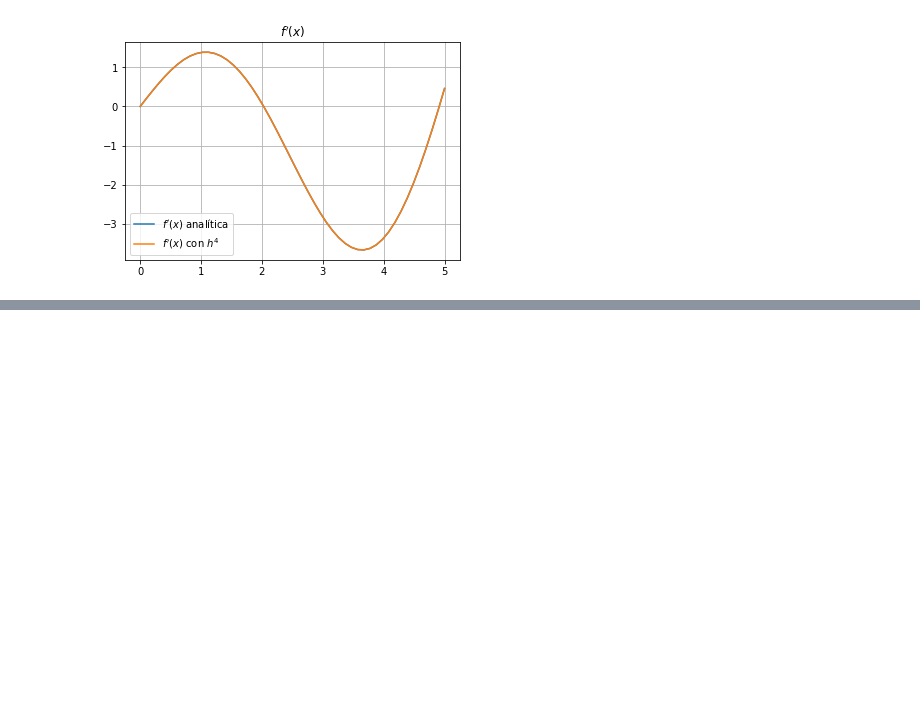
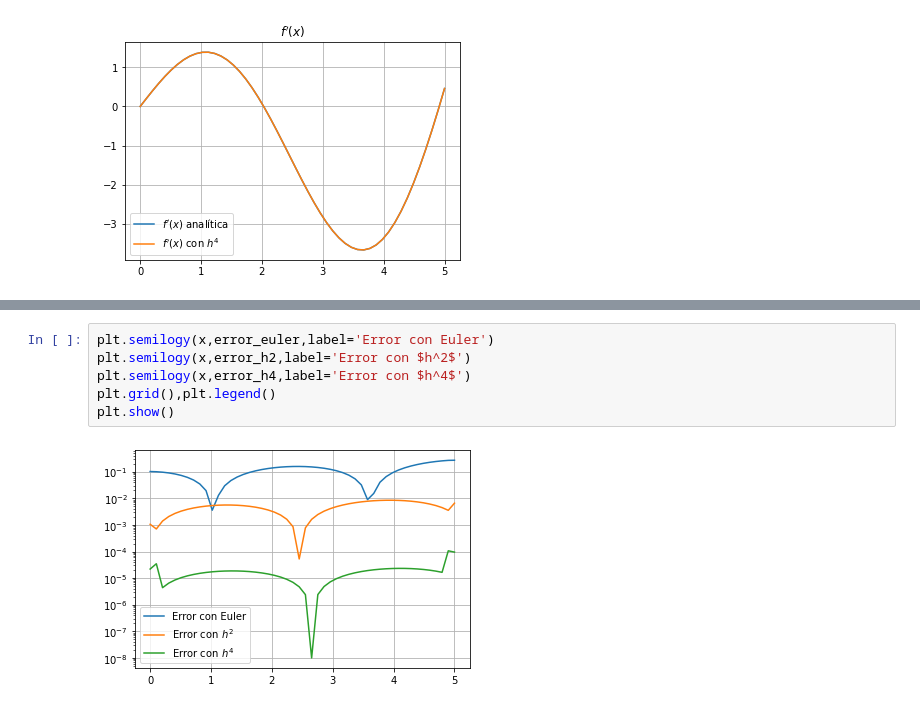
Before and after one commit to richmf/NotitasFisComp25-2, a Jupyter notebook: Clase 5 derivadas.ipynb, the cells around one changed output, grey strips where cells are left out. Drawn from its saved outputs; the diff is of its cells as text; blank space fills up the shorter version.

```diff
--- a/Clase 5 derivadas.ipynb
+++ b/Clase 5 derivadas.ipynb
@@ -195,0 +223,8 @@ plt.show()
+# %%
+plt.semilogy(x,error_euler,label='Error con Euler')
+plt.semilogy(x,error_h2,label='Error con $h^2$')
+plt.semilogy(x,error_h4,label='Error con $h^4$')
+plt.grid(),plt.legend()
+plt.show()
+# %% [output]
+[figure, added]
```
Also changed, not shown: parts of 3 cells of this notebook.
